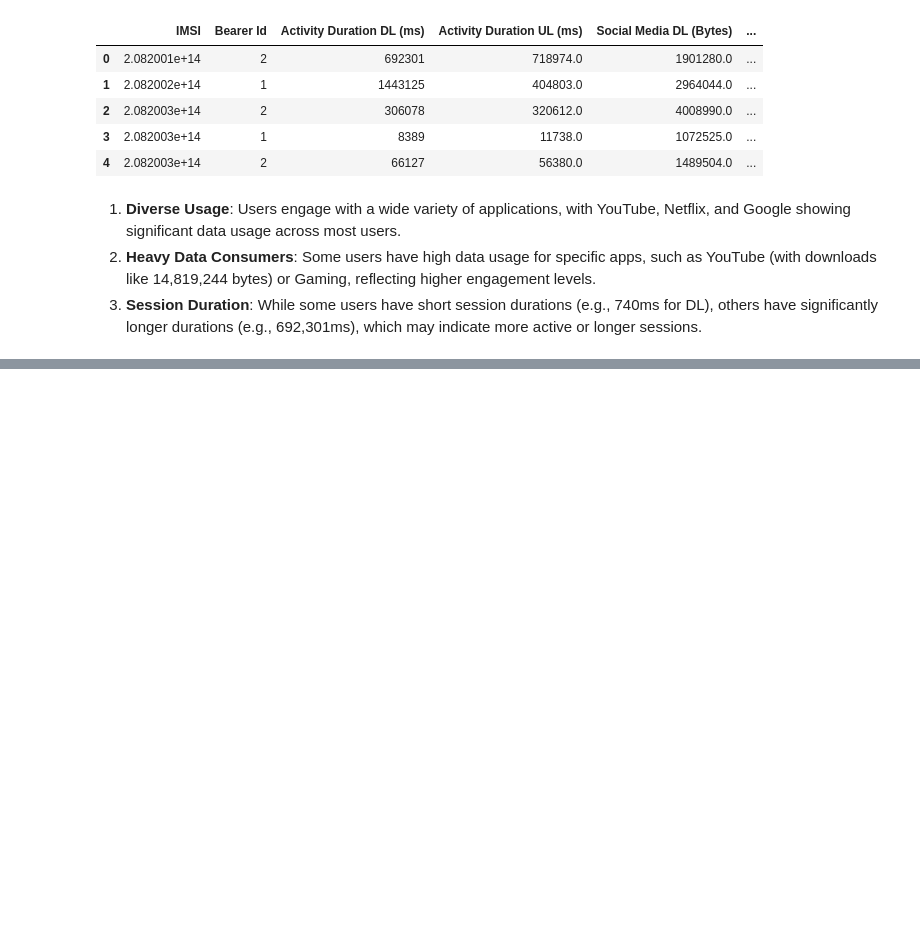
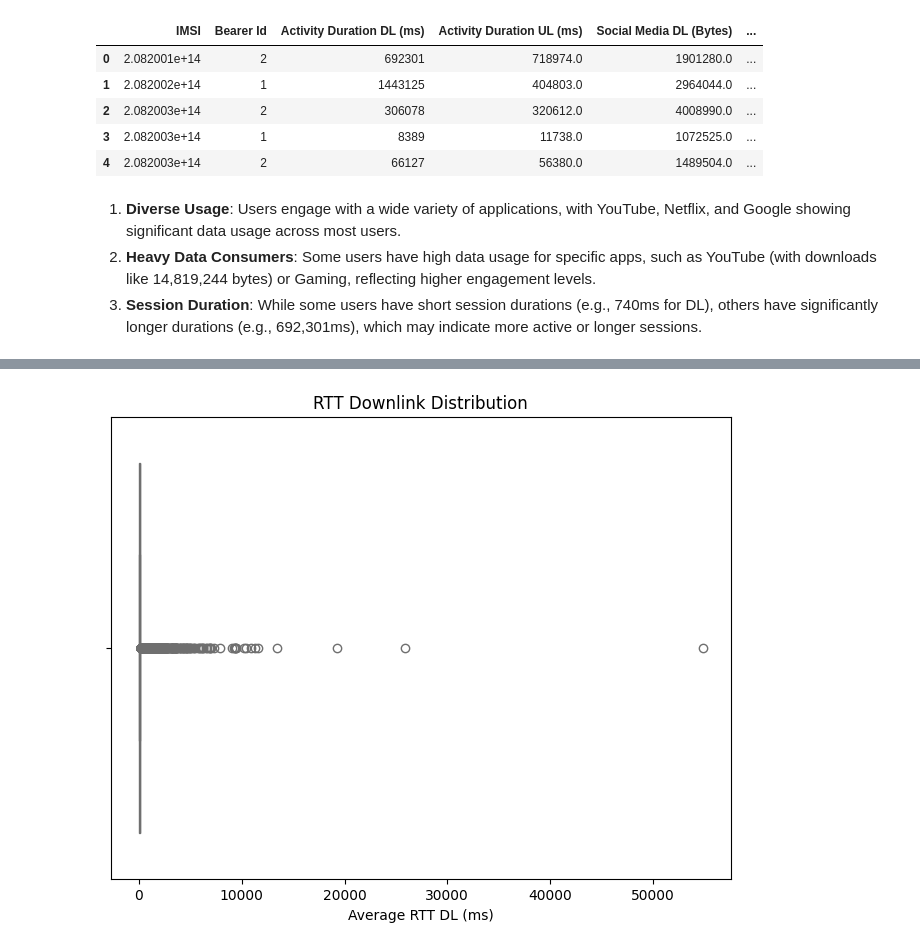
Before and after one commit to wendirad/weekTwo, a Jupyter notebook: notebooks/task_1.ipynb, the cells around one changed output, grey strips where cells are left out. Saved outputs shown, nothing was run; the diff lists cells and outputs as text; code cells hidden in the pictures; blank space fills up the shorter version.

```diff
--- a/notebooks/task_1.ipynb
+++ b/notebooks/task_1.ipynb
@@ -208,0 +339,9 @@ aggregated_data.head()
+# %%
+# Creating a horizontal boxplot
+plt.figure(figsize=(8, 6))
+sns.boxplot(x=data['Avg RTT DL (ms)'], color='skyblue')
+plt.title('RTT Downlink Distribution')
+plt.xlabel('Average RTT DL (ms)')
+plt.show()
+# %% [output]
+[figure, added]
```
Also changed, not shown: parts of 10 cells of this notebook.
